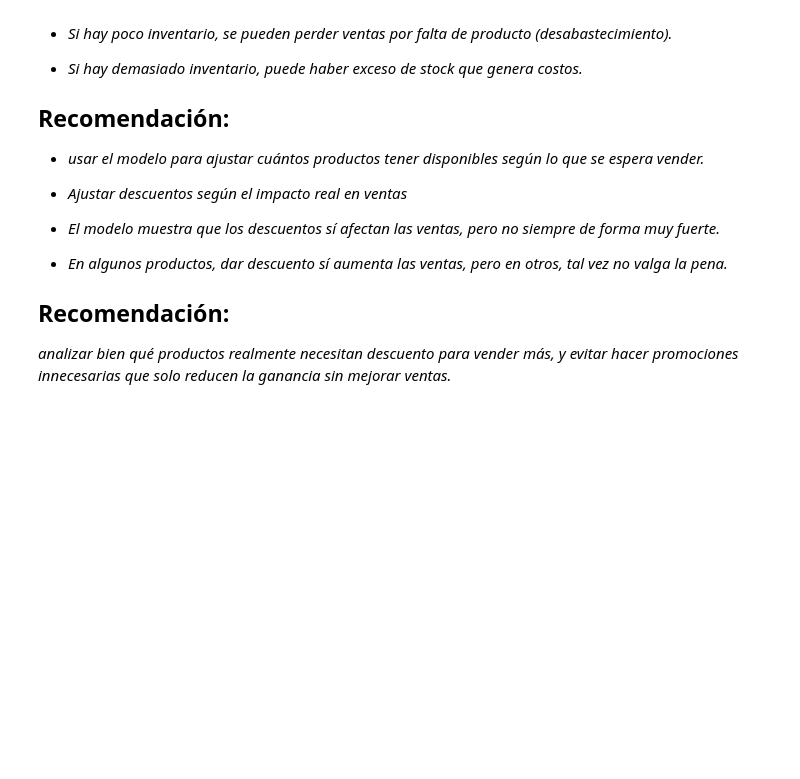
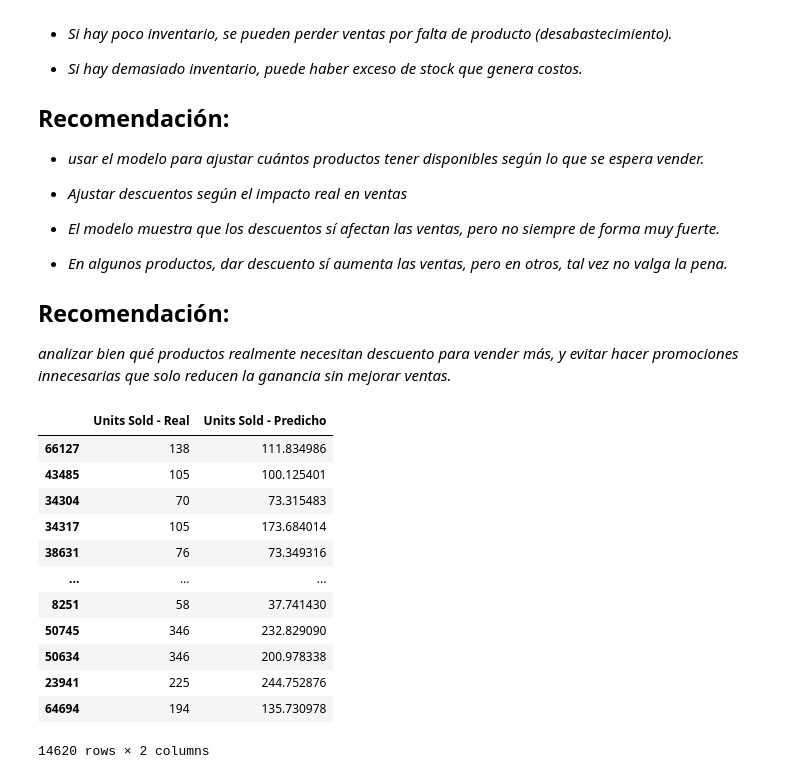
Before and after one commit to DwnRojasV/reto-analisis-datos-hackaton-ttech, a Jupyter notebook: NivelExplorador.ipynb, the cells around one changed output. Saved outputs shown, nothing was run; the diff lists cells and outputs as text; code cells hidden in the pictures; blank space fills up the shorter version.

```diff
--- a/NivelExplorador.ipynb
+++ b/NivelExplorador.ipynb
@@ -332,3 +377,28 @@ En términos simples: el modelo es bueno prediciendo, aunque no perfecto (100% s
 ## Recomendación:
 
  *analizar bien qué productos realmente necesitan descuento para vender más, y evitar hacer promociones innecesarias que solo reducen la ganancia sin mejorar ventas.*
+# %%
+# 🗂 Crear DataFrame con valores reales y predichos
+df_resultados = pd.DataFrame({
+    "Units Sold - Real": y_test,
+    "Units Sold - Predicho": y_pred
+})
+
+# 💾 Exportar como CSV
+df_resultados.to_csv("resultados_prediccion.csv", index=False)
+# %%
+df_resultados
+# %% [output]
+|  | Units Sold - Real | Units Sold - Predicho |
+| 66127 | 138 | 111.834986 |
+| 43485 | 105 | 100.125401 |
+| 34304 | 70 | 73.315483 |
+| 34317 | 105 | 173.684014 |
+| 38631 | 76 | 73.349316 |
+| ... | ... | ... |
+| 8251 | 58 | 37.741430 |
+| 50745 | 346 | 232.829090 |
+| 50634 | 346 | 200.978338 |
+| 23941 | 225 | 244.752876 |
+| 64694 | 194 | 135.730978 |
+14620 rows × 2 columns
```
Also changed, not shown: parts of 6 cells of this notebook.
